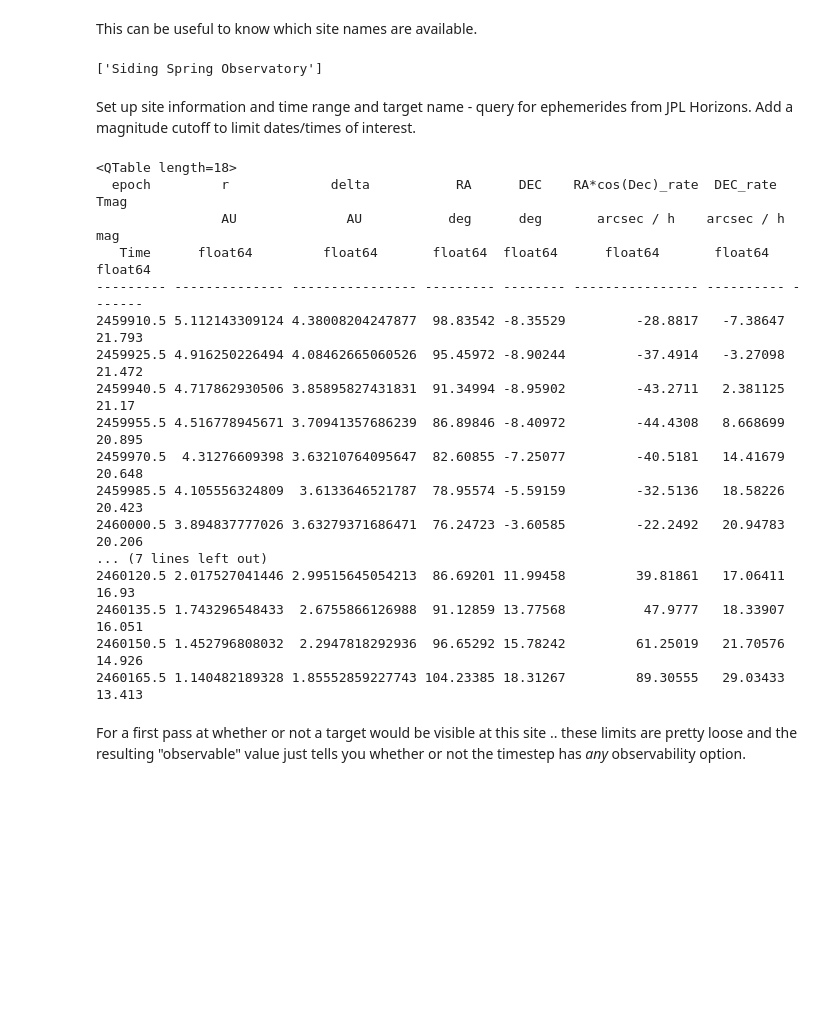
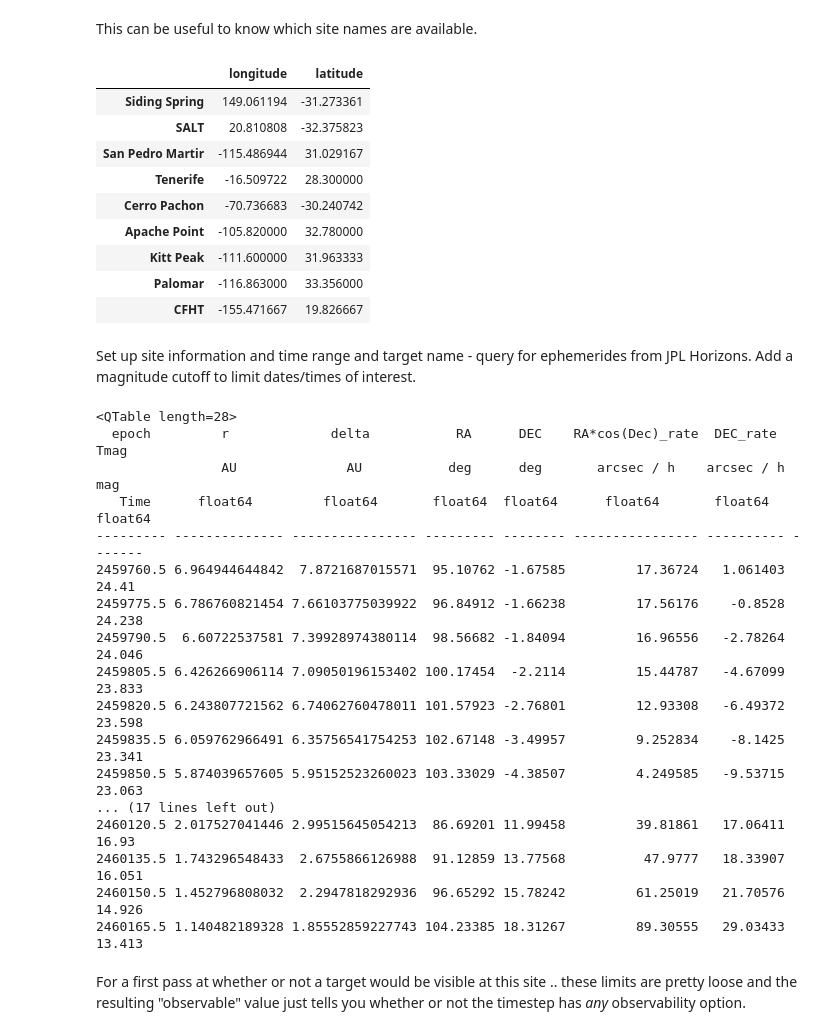
Before and after one commit to rhiannonlynne/notebooks, a Jupyter notebook: Field Visibility.ipynb, the cells around one changed output. Cells and saved outputs as stored; diff of their text form; code cells hidden in the pictures; blank space fills up the shorter version.

```diff
--- a/Field Visibility.ipynb
+++ b/Field Visibility.ipynb
@@ -19,14 +20,40 @@ from astroplan import is_observable
 from sbpy.data import Ephem
 # %% [markdown]
 This can be useful to know which site names are available.
-# %%
-from astropy.coordinates import EarthLocation
-
-site_names = EarthLocation.get_site_names()
-
-[s for s in site_names if "Siding" in s]
-# %% [output]
-['Siding Spring Observatory']
+# %%
+from astropy.coordinates import EarthLocation
+
+site_names = EarthLocation.get_site_names()
+
+some_sites = {'Siding Spring': 'Siding Spring Observatory',
+              'SALT': 'SALT',
+              'San Pedro Martir': 'Observatorio Astronomico Nacional, San Pedro Martir',
+              'Tenerife': 'Observatorio del Teide, Tenerife',
+              'Cerro Pachon': 'Cerro Pachon',
+              'Apache Point': 'Apache Point Observatory',
+              'Kitt Peak': 'Kitt Peak',
+              'Palomar': 'Palomar',
+              'CFHT': 'Canada-France-Hawaii Telescope',
+             }
+lons = []
+lats = []
+for s in some_sites.values():
+    loc = EarthLocation.of_site(s)
+    lons.append(loc.lon.deg)
+    lats.append(loc.lat.deg)
+
+pd.DataFrame([lons, lats], columns=some_sites.keys(), index=['longitude', 'latitude']).T
+# %% [output]
+|  | longitude | latitude |
+| Siding Spring | 149.061194 | -31.273361 |
+| SALT | 20.810808 | -32.375823 |
+| San Pedro Martir | -115.486944 | 31.029167 |
+| Tenerife | -16.509722 | 28.300000 |
+| Cerro Pachon | -70.736683 | -30.240742 |
+| Apache Point | -105.820000 | 32.780000 |
+| Kitt Peak | -111.600000 | 31.963333 |
+| Palomar | -116.863000 | 33.356000 |
+| CFHT | -155.471667 | 19.826667 |
 # %% [markdown]
 Set up site information and time range and target name - query for ephemerides from JPL Horizons.
 Add a magnitude cutoff to limit dates/times of interest.
@@ -47,26 +74,26 @@ eph = Ephem.from_horizons(target, location=location, epochs=epochs)
 magcol = 'Tmag'  # 'V' for asteroids
 
 # Add a brightness cutoff
-magcutoff = 22 * u.mag
+magcutoff = 24.5 * u.mag
 bright = np.where(eph[magcol] < magcutoff)
 
 ss_vis = eph['epoch', 'rh', 'delta', 'ra', 'dec', 'RA*cos(Dec)_rate', 'DEC_rate', magcol][bright]
 
 ss_vis
 # %% [output]
-<QTable length=18>
+<QTable length=28>
   epoch         r             delta           RA      DEC    RA*cos(Dec)_rate  DEC_rate    Tmag
                 AU              AU           deg      deg       arcsec / h    arcsec / h   mag
    Time      float64         float64       float64  float64      float64       float64   float64
 --------- -------------- ---------------- --------- -------- ---------------- ---------- -------
-2459910.5 5.112143309124 4.38008204247877  98.83542 -8.35529         -28.8817   -7.38647  21.793
-2459925.5 4.916250226494 4.08462665060526  95.45972 -8.90244         -37.4914   -3.27098  21.472
-2459940.5 4.717862930506 3.85895827431831  91.34994 -8.95902         -43.2711   2.381125   21.17
-2459955.5 4.516778945671 3.70941357686239  86.89846 -8.40972         -44.4308   8.668699  20.895
-2459970.5  4.31276609398 3.63210764095647  82.60855 -7.25077         -40.5181   14.41679  20.648
-2459985.5 4.105556324809  3.6133646521787  78.95574 -5.59159         -32.5136   18.58226  20.423
-2460000.5 3.894837777026 3.63279371686471  76.24723 -3.60585         -22.2492   20.94783  20.206
-... (7 lines left out)
+2459760.5 6.964944644842  7.8721687015571  95.10762 -1.67585         17.36724   1.061403   24.41
+2459775.5 6.786760821454 7.66103775039922  96.84912 -1.66238         17.56176    -0.8528  24.238
+2459790.5  6.60722537581 7.39928974380114  98.56682 -1.84094         16.96556   -2.78264  24.046
+2459805.5 6.426266906114 7.09050196153402 100.17454  -2.2114         15.44787   -4.67099  23.833
+2459820.5 6.243807721562 6.74062760478011 101.57923 -2.76801         12.93308   -6.49372  23.598
+2459835.5 6.059762966491 6.35756541754253 102.67148 -3.49957         9.252834    -8.1425  23.341
+2459850.5 5.874039657605 5.95152523260023 103.33029 -4.38507         4.249585   -9.53715  23.063
+... (17 lines left out)
 2460120.5 2.017527041446 2.99515645054213  86.69201 11.99458         39.81861   17.06411   16.93
 2460135.5 1.743296548433  2.6755866126988  91.12859 13.77568          47.9777   18.33907  16.051
 2460150.5 1.452796808032  2.2947818292936  96.65292 15.78242         61.25019   21.70576  14.926
```
Also changed, not shown: parts of 6 cells of this notebook.
